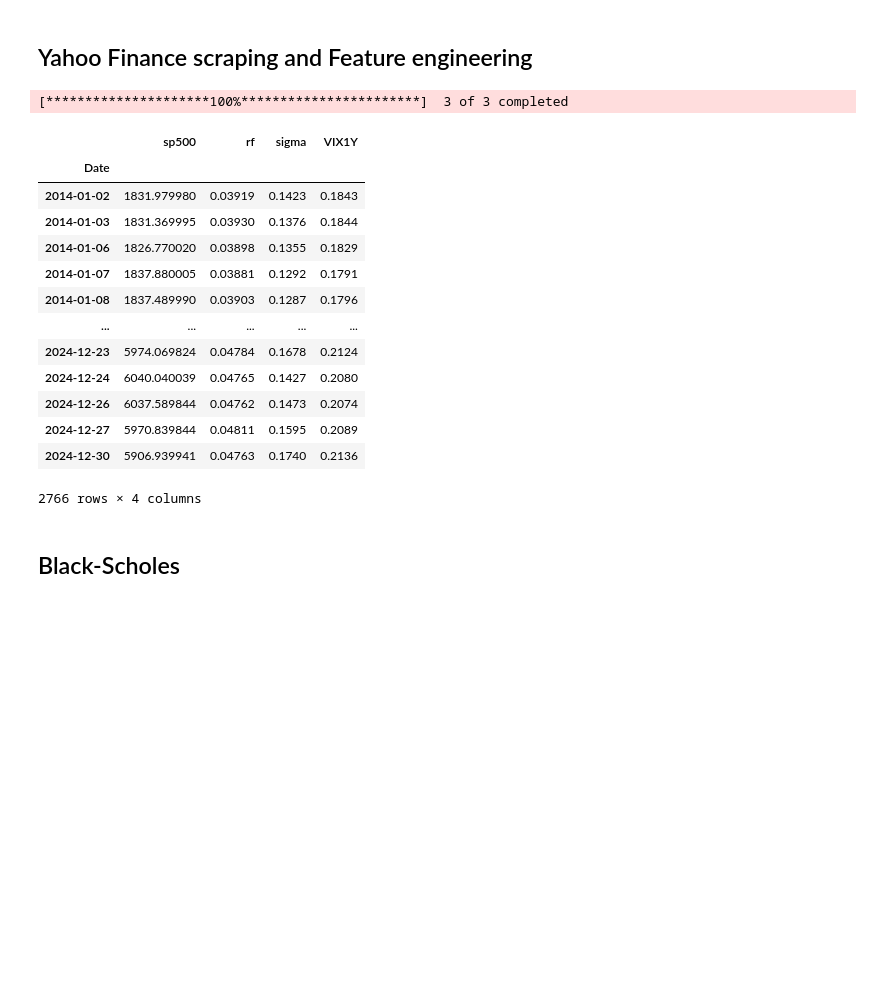
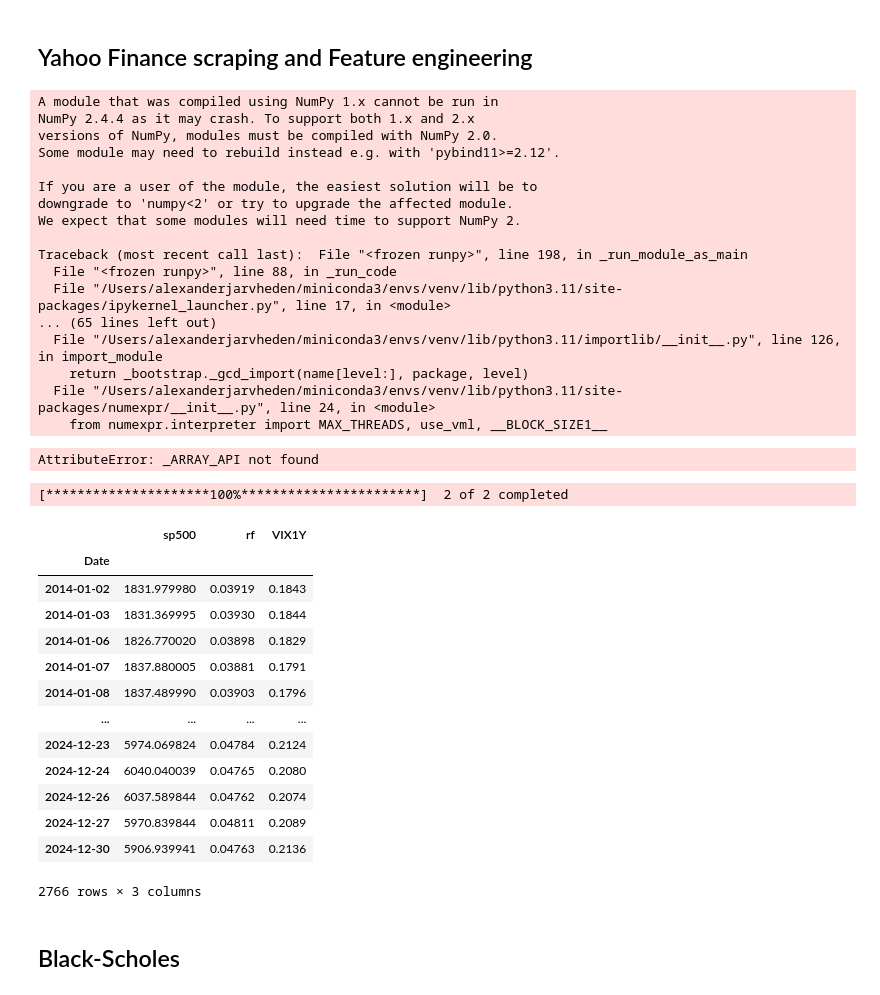
Before and after one commit to AlexanderJarvheden/DynamicPortfolioAllocationEuropeanOptions, a Jupyter notebook: optimization_algo.ipynb, the cells around one changed output. Cells and saved outputs as stored; diff of their text form; code cells hidden in the pictures; blank space fills up the shorter version.

```diff
--- a/optimization_algo.ipynb
+++ b/optimization_algo.ipynb
@@ -22,50 +22,68 @@ MONEYNESS = {'CC': 1.02, 'PP': 0.98}
 # %%
 import yfinance as yf
 import pandas as pd
-tickers = ['^GSPC', '^VIX', '^TYX']
+tickers = ['^GSPC', '^TYX']
 # Documentation: https://ranaroussi.github.io/yfinance/reference/api/yfinance.download.html#yfinance.download
 df = yf.download(tickers, start=TMINUS, end=END, interval='1d',multi_level_index=True)
 # Inspiration from https://www.kaggle.com/code/alessandrozanette/s-p500-analysis-using-yfinance-data
 df = df.drop(columns=['High', 'Low', 'Open', 'Volume']) # Irrelevant columns
 for ticker in tickers:
     if ticker != "^GSPC":
         df.loc[:, ('Close', ticker)] = df.loc[:, ('Close', ticker)] / 100 # From percent to decimal
 
 df5 = pd.read_csv('VIX1Y.csv')
 df5['Date'] = pd.to_datetime(df5['Date'], format='%m/%d/%Y')
 df5 = df5.set_index('Date')
 df = pd.concat([df, df5], axis=1, join='inner')
 df = df.drop(columns=['High', 'Low', 'Open', 'Vol.', 'Change %']) # Irrelevant columns
 df = df.rename(columns={'Price': ('Close', '^VIX1Y')})
 
 # Source - https://stackoverflow.com/a/43896326
 # Posted by MaxU - stand with Ukraine
 # Retrieved 2026-04-27, License - CC BY-SA 3.0
 
-newCols = {'Close_^GSPC': 'sp500', 'Close_^VIX': 'sigma', 'Close_^TYX': 'rf', 'Close_^VIX1Y': 'VIX1Y'} # rf = risk free rate
+newCols = {'Close_^GSPC': 'sp500', 'Close_^TYX': 'rf', 'Close_^VIX1Y': 'VIX1Y'} # rf = risk free rate
 df.columns = df.columns.map('_'.join).to_series().map(newCols)
 df['VIX1Y'] = df['VIX1Y'] / 100
 
 df
 
 # sp500.tail() # shows the last values
 # sp500.describe() # count, max, min, std etc
 # %% [output]
-[*********************100%***********************]  3 of 3 completed
+A module that was compiled using NumPy 1.x cannot be run in
+NumPy 2.4.4 as it may crash. To support both 1.x and 2.x
+versions of NumPy, modules must be compiled with NumPy 2.0.
+Some module may need to rebuild instead e.g. with 'pybind11>=2.12'.
+
+If you are a user of the module, the easiest solution will be to
+downgrade to 'numpy<2' or try to upgrade the affected module.
+We expect that some modules will need time to support NumPy 2.
+
+Traceback (most recent call last):  File "<frozen runpy>", line 198, in _run_module_as_main
+  File "<frozen runpy>", line 88, in _run_code
+  File "/Users/alexanderjarvheden/miniconda3/envs/venv/lib/python3.11/site-packages/ipykernel_launcher.py", line 17, in <module>
+... (65 lines left out)
+  File "/Users/alexanderjarvheden/miniconda3/envs/venv/lib/python3.11/importlib/__init__.py", line 126, in import_module
+    return _bootstrap._gcd_import(name[level:], package, level)
+  File "/Users/alexanderjarvheden/miniconda3/envs/venv/lib/python3.11/site-packages/numexpr/__init__.py", line 24, in <module>
+    from numexpr.interpreter import MAX_THREADS, use_vml, __BLOCK_SIZE1__
+AttributeError: _ARRAY_API not found
+[*********************100%***********************]  2 of 2 completed
-|  | sp500 | rf | sigma | VIX1Y |
-| Date |  |  |  |  |
-| 2014-01-02 | 1831.979980 | 0.03919 | 0.1423 | 0.1843 |
-| 2014-01-03 | 1831.369995 | 0.03930 | 0.1376 | 0.1844 |
-| 2014-01-06 | 1826.770020 | 0.03898 | 0.1355 | 0.1829 |
-| 2014-01-07 | 1837.880005 | 0.03881 | 0.1292 | 0.1791 |
-| 2014-01-08 | 1837.489990 | 0.03903 | 0.1287 | 0.1796 |
-| ... | ... | ... | ... | ... |
-| 2024-12-23 | 5974.069824 | 0.04784 | 0.1678 | 0.2124 |
-| 2024-12-24 | 6040.040039 | 0.04765 | 0.1427 | 0.2080 |
-| 2024-12-26 | 6037.589844 | 0.04762 | 0.1473 | 0.2074 |
-| 2024-12-27 | 5970.839844 | 0.04811 | 0.1595 | 0.2089 |
-| 2024-12-30 | 5906.939941 | 0.04763 | 0.1740 | 0.2136 |
+|  | sp500 | rf | VIX1Y |
+| Date |  |  |  |
+| 2014-01-02 | 1831.979980 | 0.03919 | 0.1843 |
+| 2014-01-03 | 1831.369995 | 0.03930 | 0.1844 |
+| 2014-01-06 | 1826.770020 | 0.03898 | 0.1829 |
+| 2014-01-07 | 1837.880005 | 0.03881 | 0.1791 |
+| 2014-01-08 | 1837.489990 | 0.03903 | 0.1796 |
+| ... | ... | ... | ... |
+| 2024-12-23 | 5974.069824 | 0.04784 | 0.2124 |
+| 2024-12-24 | 6040.040039 | 0.04765 | 0.2080 |
+| 2024-12-26 | 6037.589844 | 0.04762 | 0.2074 |
+| 2024-12-27 | 5970.839844 | 0.04811 | 0.2089 |
+| 2024-12-30 | 5906.939941 | 0.04763 | 0.2136 |
-2766 rows × 4 columns
+2766 rows × 3 columns
 # %% [markdown]
 ## Black-Scholes
 # %%
```
Also changed, not shown: parts of 6 cells of this notebook.
